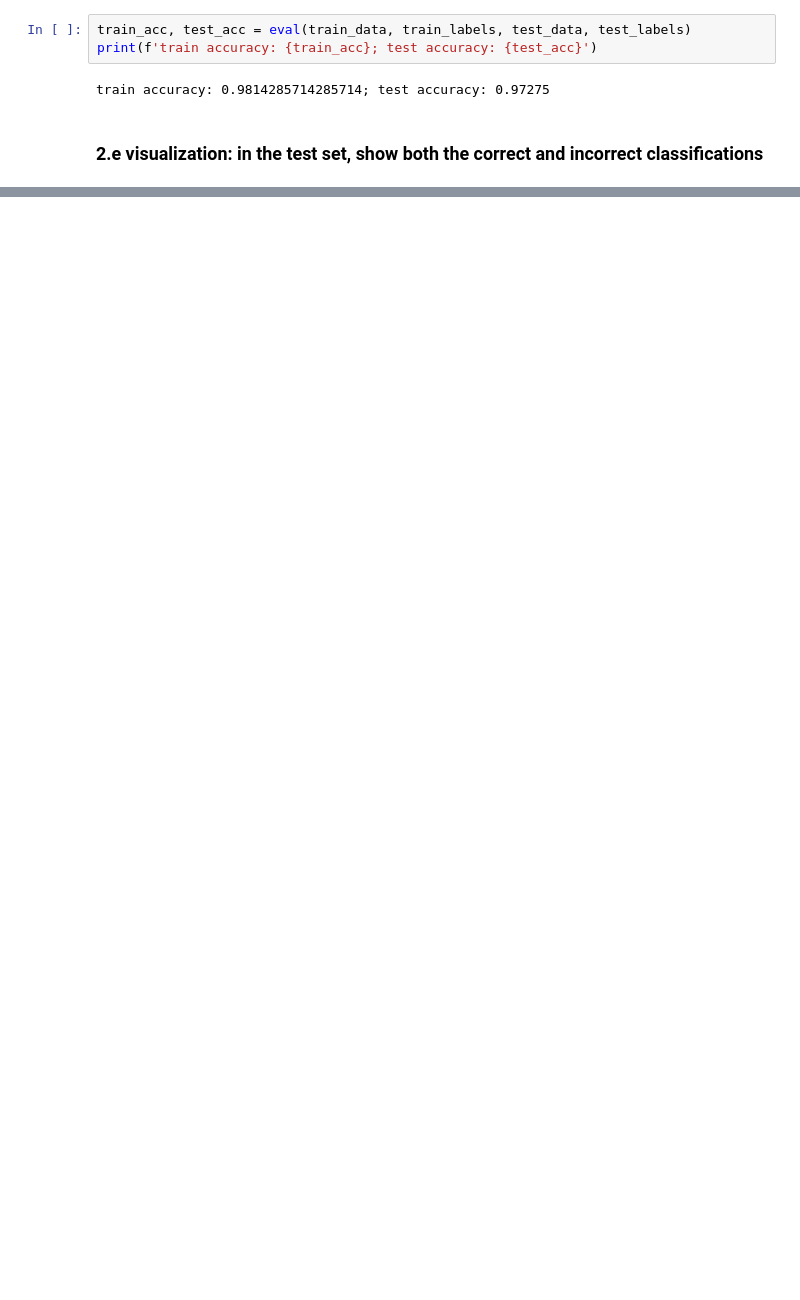
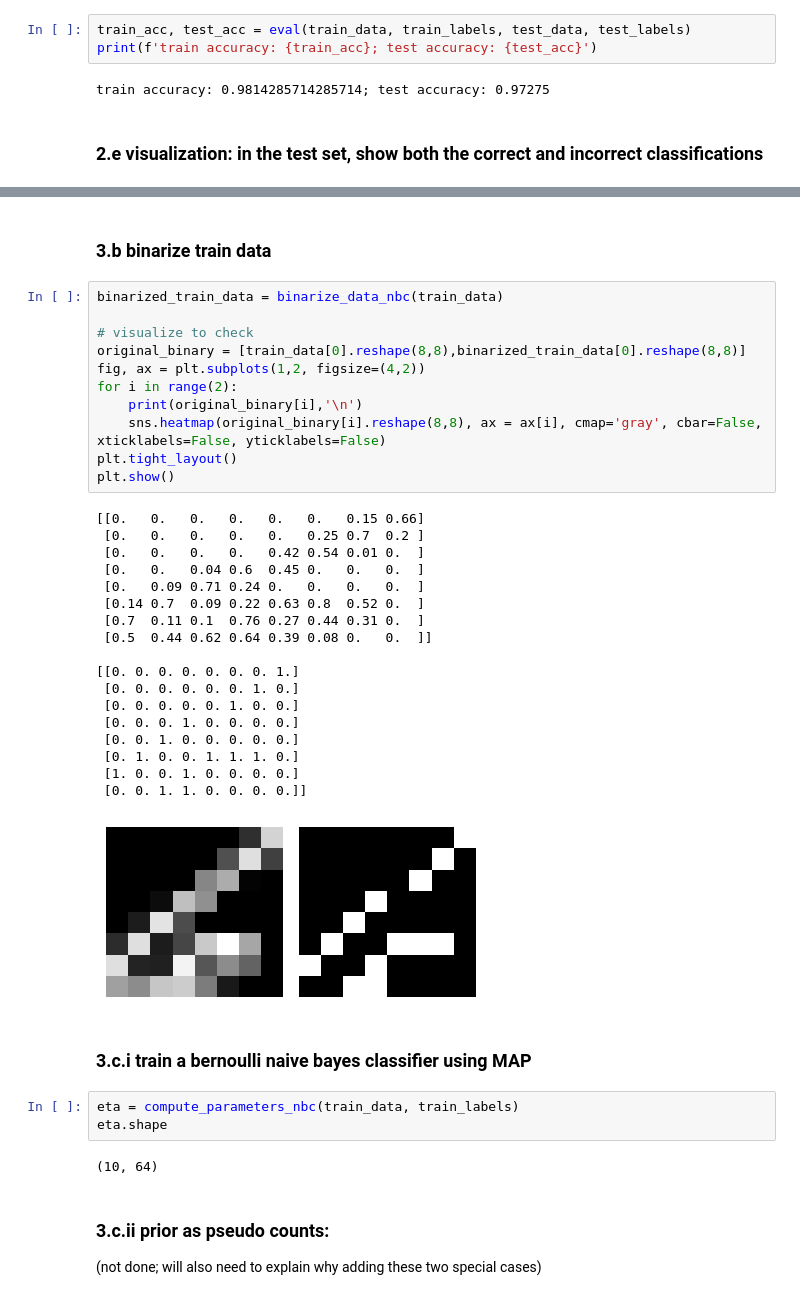
Before and after one commit to Stevey8/Handwritten-Digit-Classification, a Jupyter notebook: digit_classifier.ipynb, the cells around one changed output, grey strips where cells are left out. Saved outputs shown, nothing was run; the diff lists cells and outputs as text; blank space fills up the shorter version.

Commit message:
add naive bayes clf

```diff
--- a/digit_classifier.ipynb
+++ b/digit_classifier.ipynb
@@ -271,0 +444,42 @@ find_correct_incorrect(train_data, train_labels, test_data, test_labels)
+# %% [markdown]
+### 3.b binarize train data
+# %%
+binarized_train_data = binarize_data_nbc(train_data)
+
+# visualize to check
+original_binary = [train_data[0].reshape(8,8),binarized_train_data[0].reshape(8,8)]
+fig, ax = plt.subplots(1,2, figsize=(4,2))
+for i in range(2):
+    print(original_binary[i],'\n')
+    sns.heatmap(original_binary[i].reshape(8,8), ax = ax[i], cmap='gray', cbar=False, xticklabels=False, yticklabels=False)
+plt.tight_layout()
+plt.show()
+# %% [output]
+[[0.   0.   0.   0.   0.   0.   0.15 0.66]
+ [0.   0.   0.   0.   0.   0.25 0.7  0.2 ]
+ [0.   0.   0.   0.   0.42 0.54 0.01 0.  ]
+ [0.   0.   0.04 0.6  0.45 0.   0.   0.  ]
+ [0.   0.09 0.71 0.24 0.   0.   0.   0.  ]
+ [0.14 0.7  0.09 0.22 0.63 0.8  0.52 0.  ]
+ [0.7  0.11 0.1  0.76 0.27 0.44 0.31 0.  ]
+ [0.5  0.44 0.62 0.64 0.39 0.08 0.   0.  ]]
+
+[[0. 0. 0. 0. 0. 0. 0. 1.]
+ [0. 0. 0. 0. 0. 0. 1. 0.]
+ [0. 0. 0. 0. 0. 1. 0. 0.]
+ [0. 0. 0. 1. 0. 0. 0. 0.]
+ [0. 0. 1. 0. 0. 0. 0. 0.]
+ [0. 1. 0. 0. 1. 1. 1. 0.]
+ [1. 0. 0. 1. 0. 0. 0. 0.]
+ [0. 0. 1. 1. 0. 0. 0. 0.]]
+[figure, added]
+# %% [markdown]
+### 3.c.i train a bernoulli naive bayes classifier using MAP
+# %%
+eta = compute_parameters_nbc(train_data, train_labels)
+eta.shape
+# %% [output]
+(10, 64)
+# %% [markdown]
+### 3.c.ii prior as pseudo counts:
+(not done; will also need to explain why adding these two special cases)
```
Also changed, not shown: parts of 19 cells of this notebook.
